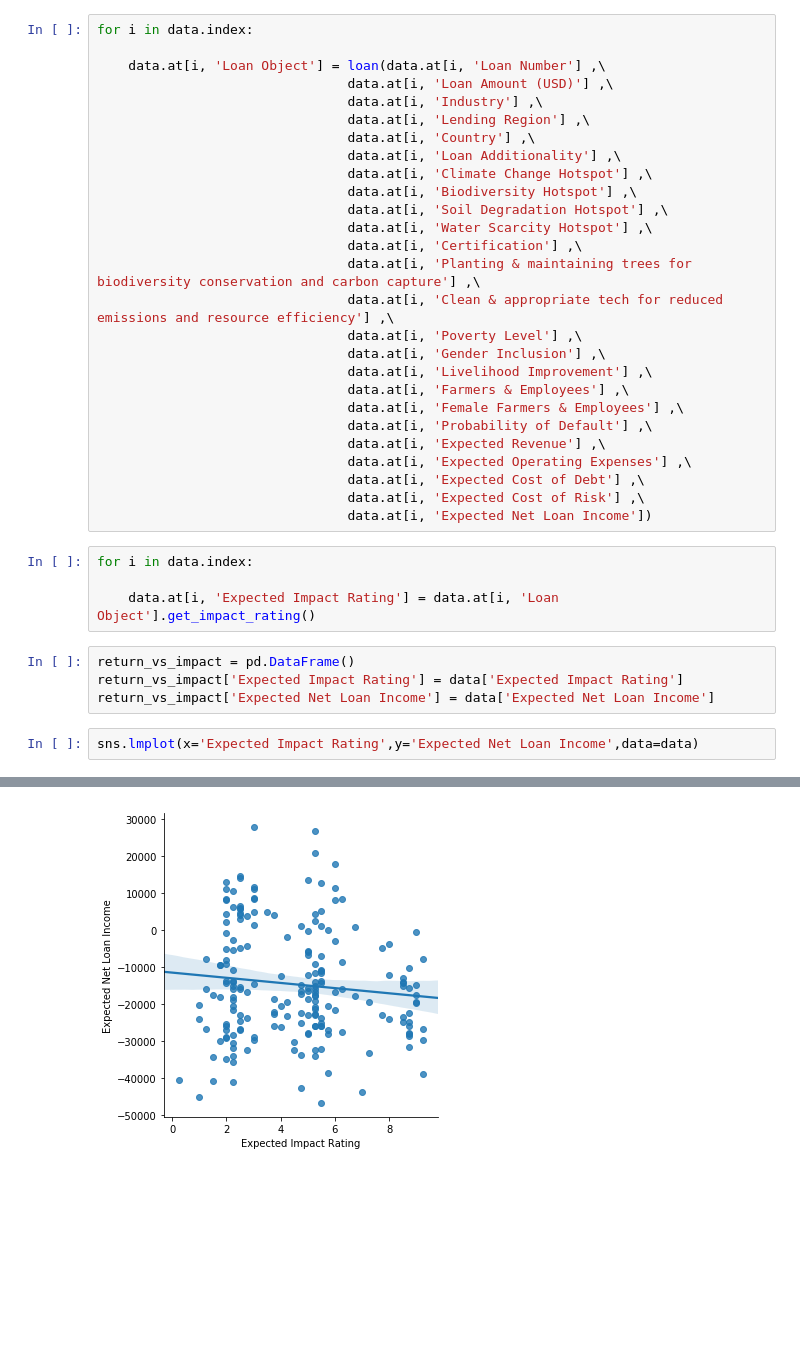
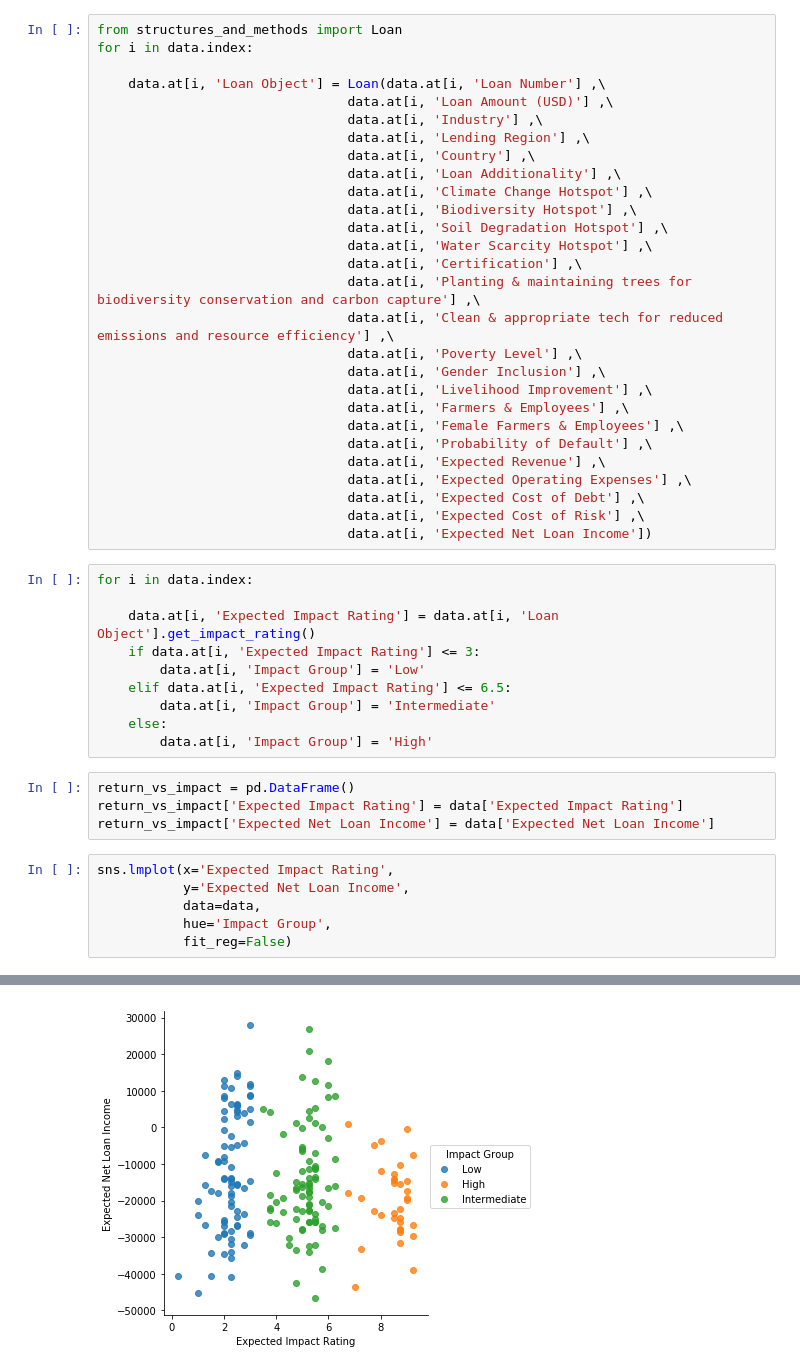
Before and after one commit to thisismattwolf/efficient_impact_frontier, a Jupyter notebook: Loan_Universe_Analysis.ipynb, the cells around one changed output, grey strips where cells are left out. Saved outputs shown, nothing was run; the diff lists cells and outputs as text; blank space fills up the shorter version.

```diff
--- a/Loan_Universe_Analysis.ipynb
+++ b/Loan_Universe_Analysis.ipynb
@@ -74,9 +73,10 @@ data.at[i, 'Expected Net Loan Income'] ,
 data.at[i, 'Female Proportion'] ,
 data.at[i, 'Revenues Net Operational Expense'] ,
 # %%
+from structures_and_methods import Loan
 for i in data.index:
 
-    data.at[i, 'Loan Object'] = loan(data.at[i, 'Loan Number'] ,\
+    data.at[i, 'Loan Object'] = Loan(data.at[i, 'Loan Number'] ,\
                                 data.at[i, 'Loan Amount (USD)'] ,\
                                 data.at[i, 'Industry'] ,\
                                 data.at[i, 'Lending Region'] ,\
@@ -104,12 +104,22 @@ for i in data.index:
 for i in data.index:
 
     data.at[i, 'Expected Impact Rating'] = data.at[i, 'Loan Object'].get_impact_rating()
+    if data.at[i, 'Expected Impact Rating'] <= 3:
+        data.at[i, 'Impact Group'] = 'Low'
+    elif data.at[i, 'Expected Impact Rating'] <= 6.5:
+        data.at[i, 'Impact Group'] = 'Intermediate'
+    else:
+        data.at[i, 'Impact Group'] = 'High'
 # %%
 return_vs_impact = pd.DataFrame()
 return_vs_impact['Expected Impact Rating'] = data['Expected Impact Rating']
 return_vs_impact['Expected Net Loan Income'] = data['Expected Net Loan Income']
 # %%
-sns.lmplot(x='Expected Impact Rating',y='Expected Net Loan Income',data=data)
+sns.lmplot(x='Expected Impact Rating',
+           y='Expected Net Loan Income',
+           data=data,
+           hue='Impact Group',
+           fit_reg=False)
 # %% [output]
 <seaborn.axisgrid.FacetGrid at 0x...>
-[figure, old version]
+[figure, new version]
```
Also changed, not shown: parts of 4 cells of this notebook, 1 other file.
